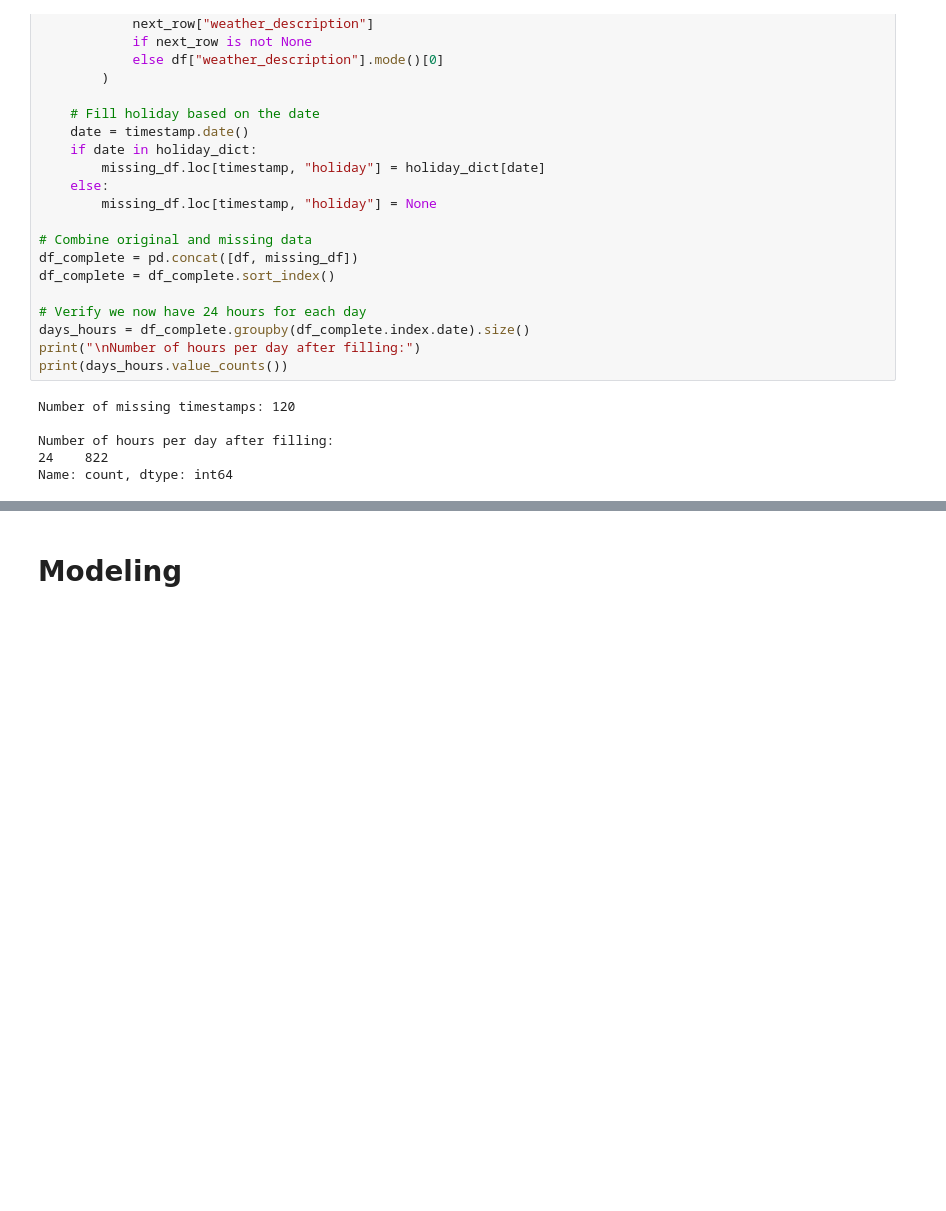
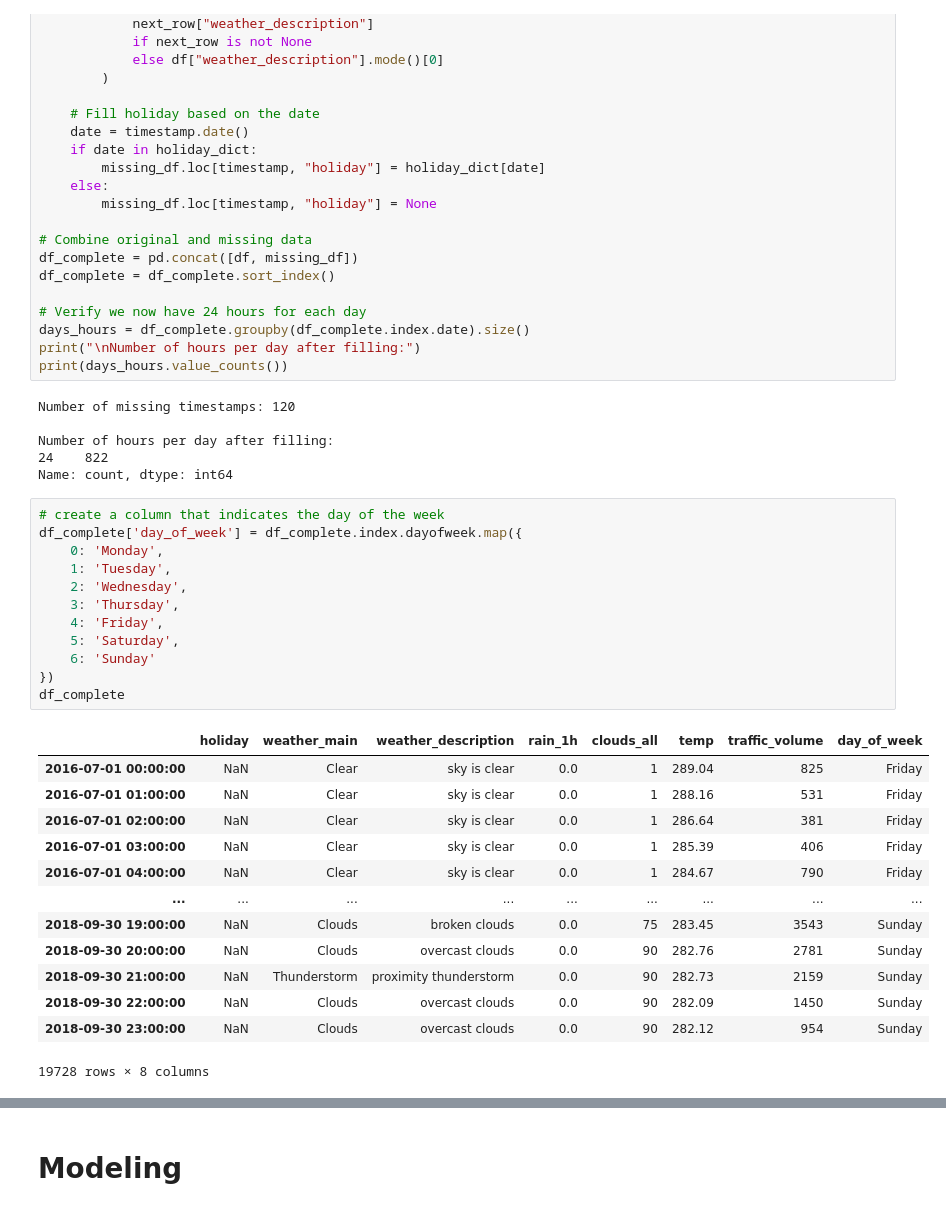
Before and after one commit to nandohos/mindd, a Jupyter notebook: TP2/TP2.ipynb, the cells around one changed output, grey strips where cells are left out. Drawn from its saved outputs; the diff is of its cells as text; blank space fills up the shorter version.

```diff
--- a/TP2/TP2.ipynb
+++ b/TP2/TP2.ipynb
@@ -312,3 +312,29 @@ Number of missing timestamps: 120
 Number of hours per day after filling:
 24    822
 Name: count, dtype: int64
+# %%
+# create a column that indicates the day of the week
+df_complete['day_of_week'] = df_complete.index.dayofweek.map({
+    0: 'Monday',
+    1: 'Tuesday',
+    2: 'Wednesday',
+    3: 'Thursday',
+    4: 'Friday',
+    5: 'Saturday',
+    6: 'Sunday'
+})
+df_complete
+# %% [output]
+|  | holiday | weather_main | weather_description | rain_1h | clouds_all | temp | traffic_volume | day_of_week |
+| 2016-07-01 00:00:00 | NaN | Clear | sky is clear | 0.0 | 1 | 289.04 | 825 | Friday |
+| 2016-07-01 01:00:00 | NaN | Clear | sky is clear | 0.0 | 1 | 288.16 | 531 | Friday |
+| 2016-07-01 02:00:00 | NaN | Clear | sky is clear | 0.0 | 1 | 286.64 | 381 | Friday |
+| 2016-07-01 03:00:00 | NaN | Clear | sky is clear | 0.0 | 1 | 285.39 | 406 | Friday |
+| 2016-07-01 04:00:00 | NaN | Clear | sky is clear | 0.0 | 1 | 284.67 | 790 | Friday |
+| ... | ... | ... | ... | ... | ... | ... | ... | ... |
+| 2018-09-30 19:00:00 | NaN | Clouds | broken clouds | 0.0 | 75 | 283.45 | 3543 | Sunday |
+| 2018-09-30 20:00:00 | NaN | Clouds | overcast clouds | 0.0 | 90 | 282.76 | 2781 | Sunday |
+| 2018-09-30 21:00:00 | NaN | Thunderstorm | proximity thunderstorm | 0.0 | 90 | 282.73 | 2159 | Sunday |
+| 2018-09-30 22:00:00 | NaN | Clouds | overcast clouds | 0.0 | 90 | 282.09 | 1450 | Sunday |
+| 2018-09-30 23:00:00 | NaN | Clouds | overcast clouds | 0.0 | 90 | 282.12 | 954 | Sunday |
+19728 rows × 8 columns
```
Also changed, not shown: parts of 4 cells of this notebook.
